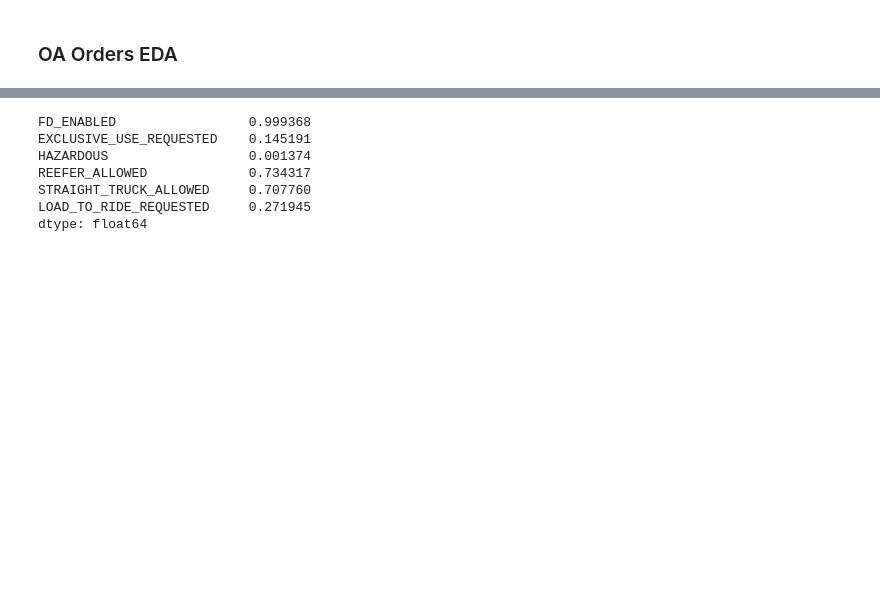
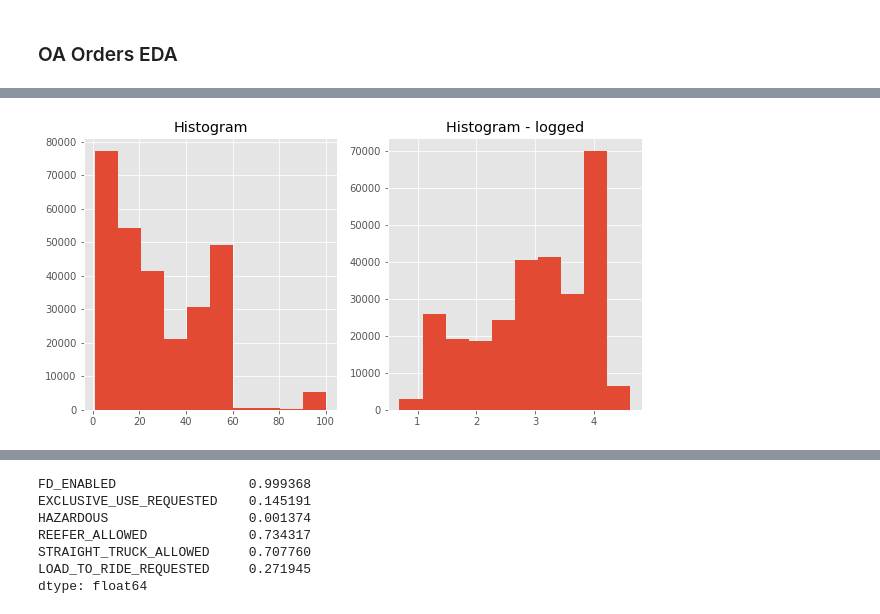
Before and after one commit to KeaganBenson/Team-Rayquaza, a Jupyter notebook: oa_setup_.ipynb, the cells around one changed output, grey strips where cells are left out. Cells and saved outputs as stored; diff of their text form; code cells hidden in the pictures; blank space fills up the shorter version.

```diff
--- a/oa_setup_.ipynb
+++ b/oa_setup_.ipynb
@@ -196,0 +231,4 @@ _ = plt.hist(LOAD_BAR_COUNT_column)
+# %%
+ _= plot_numerical_column_histogram(temp_df["PALLETIZED_LINEAR_FEET"], True)
+# %% [output]
+[figure, added]
```
Also changed, not shown: parts of 39 cells of this notebook, 2 other files.
